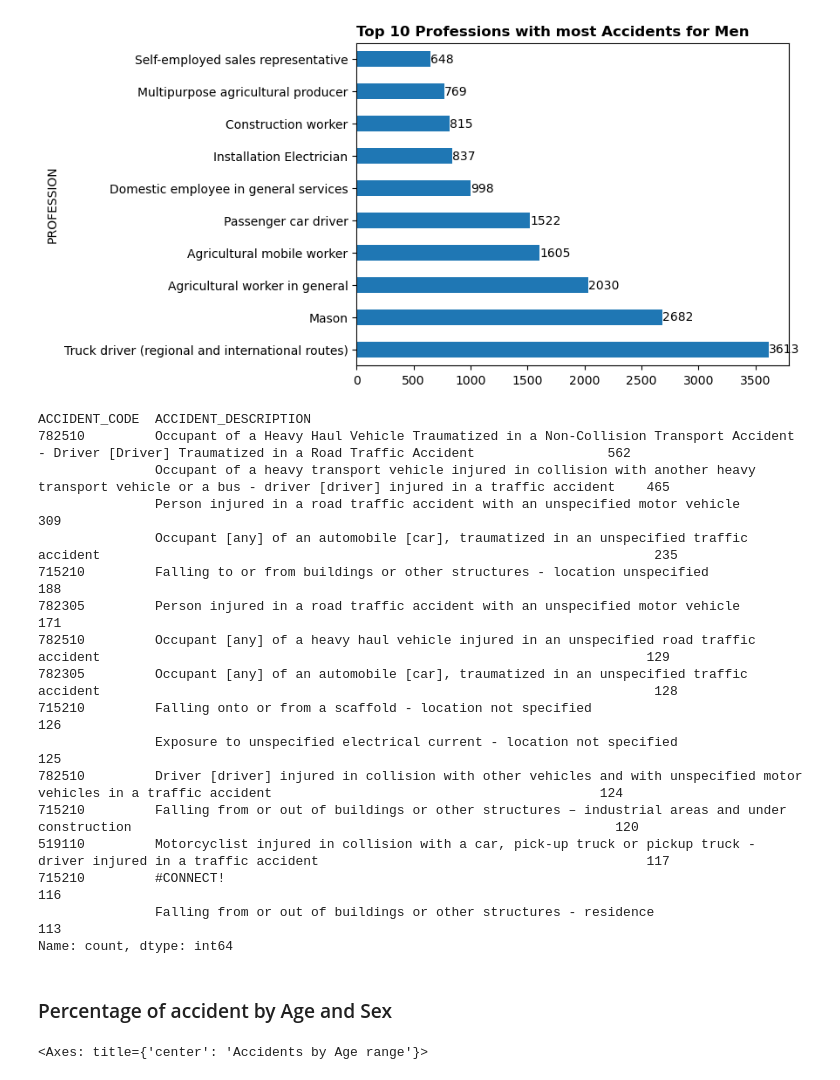
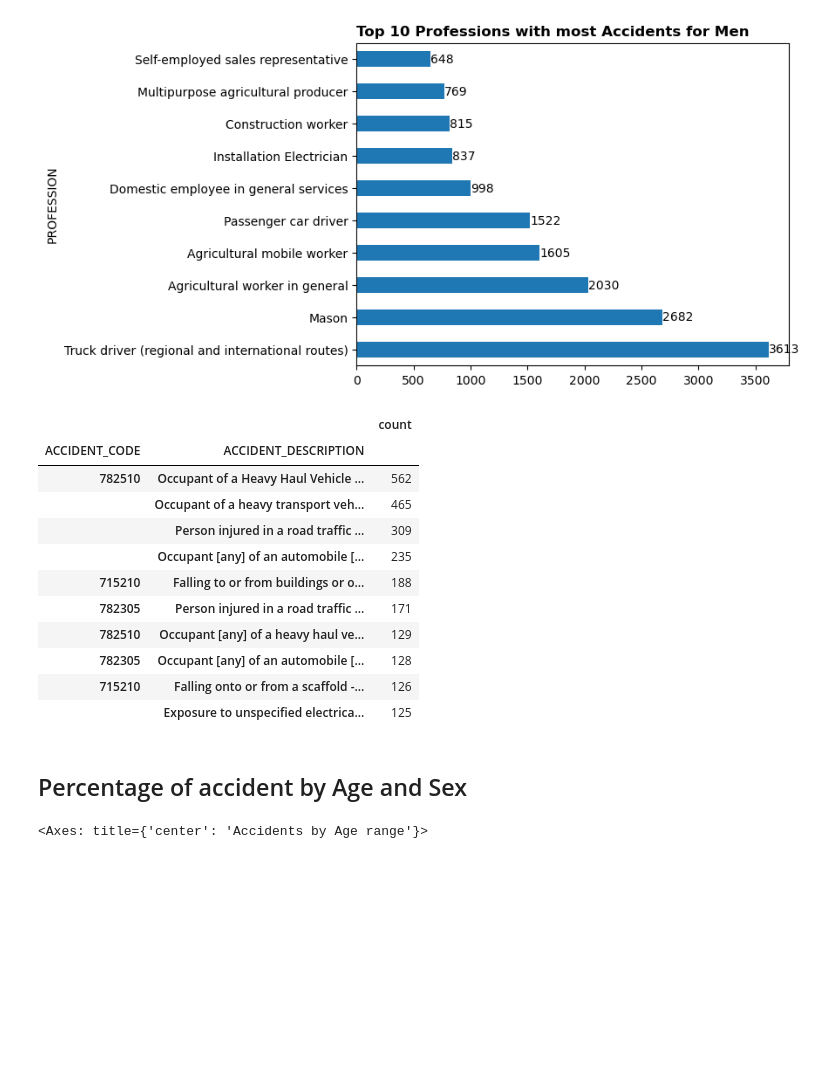
Before and after one commit to rodrigoegdata/Occupational-Accident-Mortality, a Jupyter notebook: Occupational_Accident_Mortality.ipynb, the cells around one changed output. Cells and saved outputs as stored; diff of their text form; code cells hidden in the pictures; blank space fills up the shorter version.

```diff
--- a/Occupational_Accident_Mortality.ipynb
+++ b/Occupational_Accident_Mortality.ipynb
@@ -350,29 +362,25 @@ plt.show()
 # %% [output]
 [figure]
 # %%
-accident_code = work_accident.query('SEX == "Male"').groupby(['ACCIDENT_CODE', 'ACCIDENT_DESCRIPTION'], observed=True)['WORKACCIDENT'].agg(['count'])
-accident_code['count'] = accident_code['count'].apply(lambda x: int(x))
-accident_code['count'].nlargest(15)
+accident_code_male = work_accident.query('SEX == "Male"').groupby(['ACCIDENT_CODE', 'ACCIDENT_DESCRIPTION'], observed=True)['WORKACCIDENT'].agg(['count'])
+accident_code_male['count'] = accident_code_male['count'].apply(lambda x: int(x))
+accident_code_male = accident_code_male.sort_values(by='count', ascending=False)
+accident_code_male.head(10)
 # %% [output]
-ACCIDENT_CODE  ACCIDENT_DESCRIPTION
-782510         Occupant of a Heavy Haul Vehicle Traumatized in a Non-Collision Transport Accident - Driver [Driver] Traumatized in a Road Traffic Accident                 562
-               Occupant of a heavy transport vehicle injured in collision with another heavy transport vehicle or a bus - driver [driver] injured in a traffic accident    465
-               Person injured in a road traffic accident with an unspecified motor vehicle                                                                                 309
-               Occupant [any] of an automobile [car], traumatized in an unspecified traffic accident                                                                       235
-715210         Falling to or from buildings or other structures - location unspecified                                                                                     188
-782305         Person injured in a road traffic accident with an unspecified motor vehicle                                                                                 171
-782510         Occupant [any] of a heavy haul vehicle injured in an unspecified road traffic accident                                                                      129
-782305         Occupant [any] of an automobile [car], traumatized in an unspecified traffic accident                                                                       128
-715210         Falling onto or from a scaffold - location not specified                                                                                                    126
-               Exposure to unspecified electrical current - location not specified                                                                                         125
-782510         Driver [driver] injured in collision with other vehicles and with unspecified motor vehicles in a traffic accident                                          124
-715210         Falling from or out of buildings or other structures – industrial areas and under construction                                                              120
-519110         Motorcyclist injured in collision with a car, pick-up truck or pickup truck - driver injured in a traffic accident                                          117
-715210         #CONNECT!                                                                                                                                                   116
-               Falling from or out of buildings or other structures - residence                                                                                            113
-Name: count, dtype: int64
+|  |  | count |
+| ACCIDENT_CODE | ACCIDENT_DESCRIPTION |  |
+| 782510 | Occupant of a Heavy Haul Vehicle ... | 562 |
+|  | Occupant of a heavy transport veh... | 465 |
+|  | Person injured in a road traffic ... | 309 |
+|  | Occupant [any] of an automobile [... | 235 |
+| 715210 | Falling to or from buildings or o... | 188 |
+| 782305 | Person injured in a road traffic ... | 171 |
+| 782510 | Occupant [any] of a heavy haul ve... | 129 |
+| 782305 | Occupant [any] of an automobile [... | 128 |
+| 715210 | Falling onto or from a scaffold -... | 126 |
+|  | Exposure to unspecified electrica... | 125 |
 # %% [markdown]
-### Percentage of accident by Age and Sex
+## Percentage of accident by Age and Sex
 # %%
 work_accident['AGE_RANGE'].value_counts().plot(kind='pie',
                                                 title='Accidents by Age range',
```
Also changed, not shown: parts of 18 cells of this notebook.
